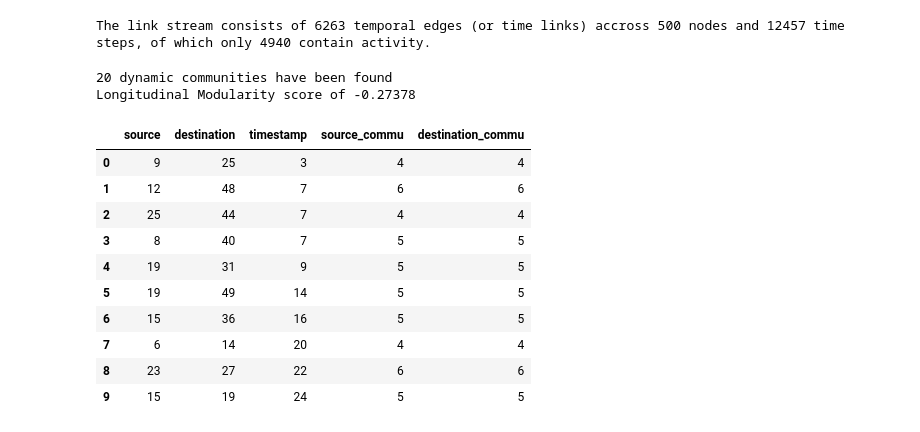
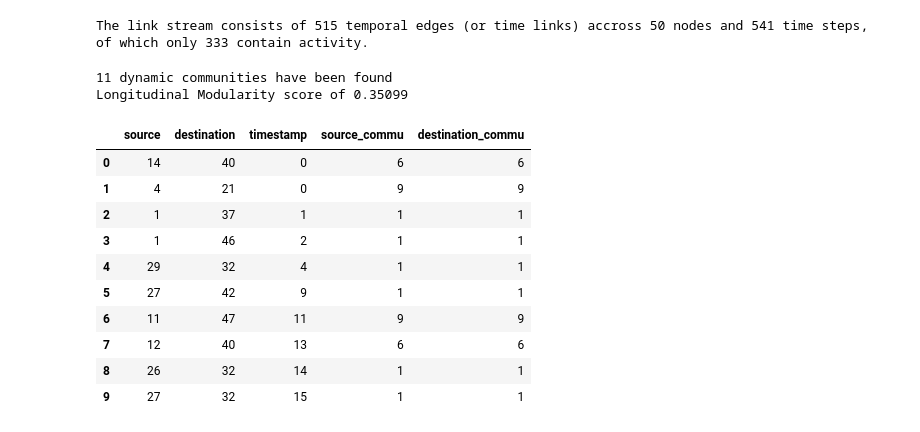
Before and after one commit to Peijie-Zhong/linkstream, a Jupyter notebook: lago.ipynb, the cells around one changed output. Cells and saved outputs as stored; diff of their text form; code cells hidden in the pictures.

```diff
--- a/lago.ipynb
+++ b/lago.ipynb
@@ -2,7 +2,7 @@
 from lago.lago import LinkStream, lago_communities
 import pandas as pd
 
-filename = 'test_n500_l5.csv'
+filename = 'syn_data/p1.0_mu0.2_l5_1.csv'
 
 #filename = 'data/CollegeMsg.csv'
 df = pd.read_csv(filename, header=None, index_col=False,names=["source","destination","timestamp"], skiprows=1)
@@ -13,7 +13,7 @@ my_linkstream.add_links(time_links)
 
 print(f"The link stream consists of {my_linkstream.nb_edges} temporal edges (or time links) accross {my_linkstream.nb_nodes} nodes and {my_linkstream.network_duration} time steps, of which only {my_linkstream.nb_timesteps} contain activity.")
 # %% [output]
-The link stream consists of 6263 temporal edges (or time links) accross 500 nodes and 12457 time steps, of which only 4940 contain activity.
+The link stream consists of 515 temporal edges (or time links) accross 50 nodes and 541 time steps, of which only 333 contain activity.
 # %%
 import importlib
 from lago.lago import LinkStream, lago_communities
@@ -48,8 +48,8 @@ long_mod_score = longitudinal_modularity(
 
 print(f"Longitudinal Modularity score of {long_mod_score} ")
 # %% [output]
-20 dynamic communities have been found
-Longitudinal Modularity score of -0.27378
+11 dynamic communities have been found
+Longitudinal Modularity score of 0.35099
 # %%
 from __future__ import annotations
 
@@ -124,45 +124,45 @@ def commu_dict_to_interaction_csv(
 
     syn_df["source_commu"] = [
         _lookup(int(s), int(t)) for s, t in zip(syn_df[source_col], syn_df[timestamp_col])
     ]
     syn_df["destination_commu"] = [
         _lookup(int(d), int(t)) for d, t in zip(syn_df[destination_col], syn_df[timestamp_col])
     ]
 
     out_df = syn_df.rename(
         columns={
             source_col: "source",
             destination_col: "destination",
             timestamp_col: "timestamp",
         }
     )[["source", "destination", "timestamp", "source_commu", "destination_commu"]]
 
     out_df.to_csv(out_csv_path, index=False)
     return out_df
 
 real_communities = commu_dict_to_interaction_csv(
     dynamic_communities,
-    syn_csv_path="p1.0_mu0.2_l5_1.csv",
-    out_csv_path="p1.0_mu0.2_l5_1_lago.csv",
+    syn_csv_path="syn_data/p1.0_mu0.2_l5_1.csv",
+    out_csv_path="n50_lago.csv",
     syn_header="infer",
     syn_skip_first_row=False,
     unknown_commu_value=-1,
     on_conflict="error",
 )
 
 (real_communities.head(10))
 # %% [output]
 |  | source | destination | timestamp | source_commu | destination_commu |
-| 0 | 9 | 25 | 3 | 4 | 4 |
-| 1 | 12 | 48 | 7 | 6 | 6 |
-| 2 | 25 | 44 | 7 | 4 | 4 |
-| 3 | 8 | 40 | 7 | 5 | 5 |
-| 4 | 19 | 31 | 9 | 5 | 5 |
-| 5 | 19 | 49 | 14 | 5 | 5 |
-| 6 | 15 | 36 | 16 | 5 | 5 |
-| 7 | 6 | 14 | 20 | 4 | 4 |
-| 8 | 23 | 27 | 22 | 6 | 6 |
-| 9 | 15 | 19 | 24 | 5 | 5 |
+| 0 | 14 | 40 | 0 | 6 | 6 |
+| 1 | 4 | 21 | 0 | 9 | 9 |
+| 2 | 1 | 37 | 1 | 1 | 1 |
+| 3 | 1 | 46 | 2 | 1 | 1 |
+| 4 | 29 | 32 | 4 | 1 | 1 |
+| 5 | 27 | 42 | 9 | 1 | 1 |
+| 6 | 11 | 47 | 11 | 9 | 9 |
+| 7 | 12 | 40 | 13 | 6 | 6 |
+| 8 | 26 | 32 | 14 | 1 | 1 |
+| 9 | 27 | 32 | 15 | 1 | 1 |
 # %%
 from __future__ import annotations
 
```
Also changed, not shown: parts of 1 cell of this notebook, 47 other files.
